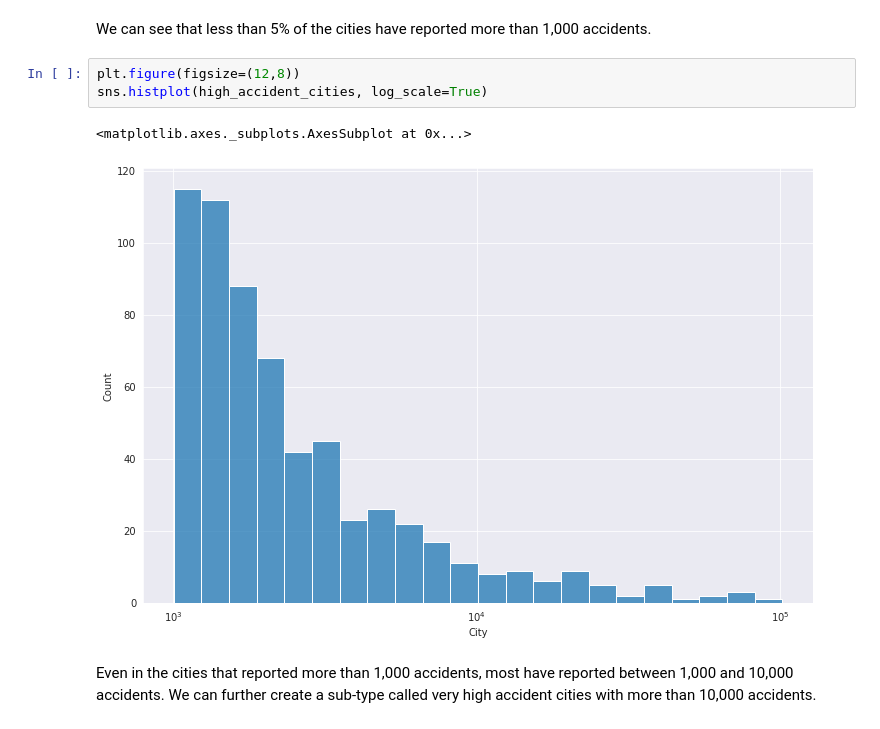
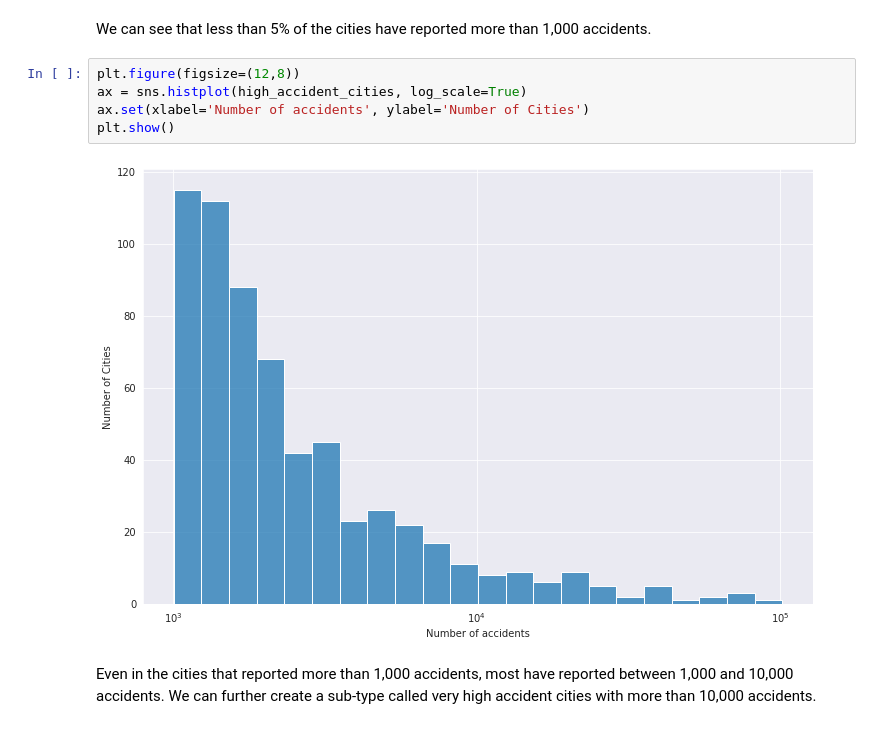
Before and after one commit to sanketnaik99/us-accidents-analysis, a Jupyter notebook: us_accidents_analysis.ipynb, the cells around one changed output. Cells and saved outputs as stored; diff of their text form.

```diff
--- a/us_accidents_analysis.ipynb
+++ b/us_accidents_analysis.ipynb
@@ -441,10 +437,11 @@ low_accident_cities = cities_by_accidents[cities_by_accidents < 1000]
 We can see that less than 5% of the cities have reported more than 1,000 accidents.
 # %%
 plt.figure(figsize=(12,8))
-sns.histplot(high_accident_cities, log_scale=True)
+ax = sns.histplot(high_accident_cities, log_scale=True)
+ax.set(xlabel='Number of accidents', ylabel='Number of Cities')
+plt.show()
 # %% [output]
-<matplotlib.axes._subplots.AxesSubplot at 0x...>
-[figure, old version]
+[figure, new version]
 # %% [markdown]
 Even in the cities that reported more than 1,000 accidents, most have reported between 1,000 and 10,000 accidents. We can further create a sub-type called very high accident cities with more than 10,000 accidents.
 # %%
```
Also changed, not shown: parts of 45 cells of this notebook.
